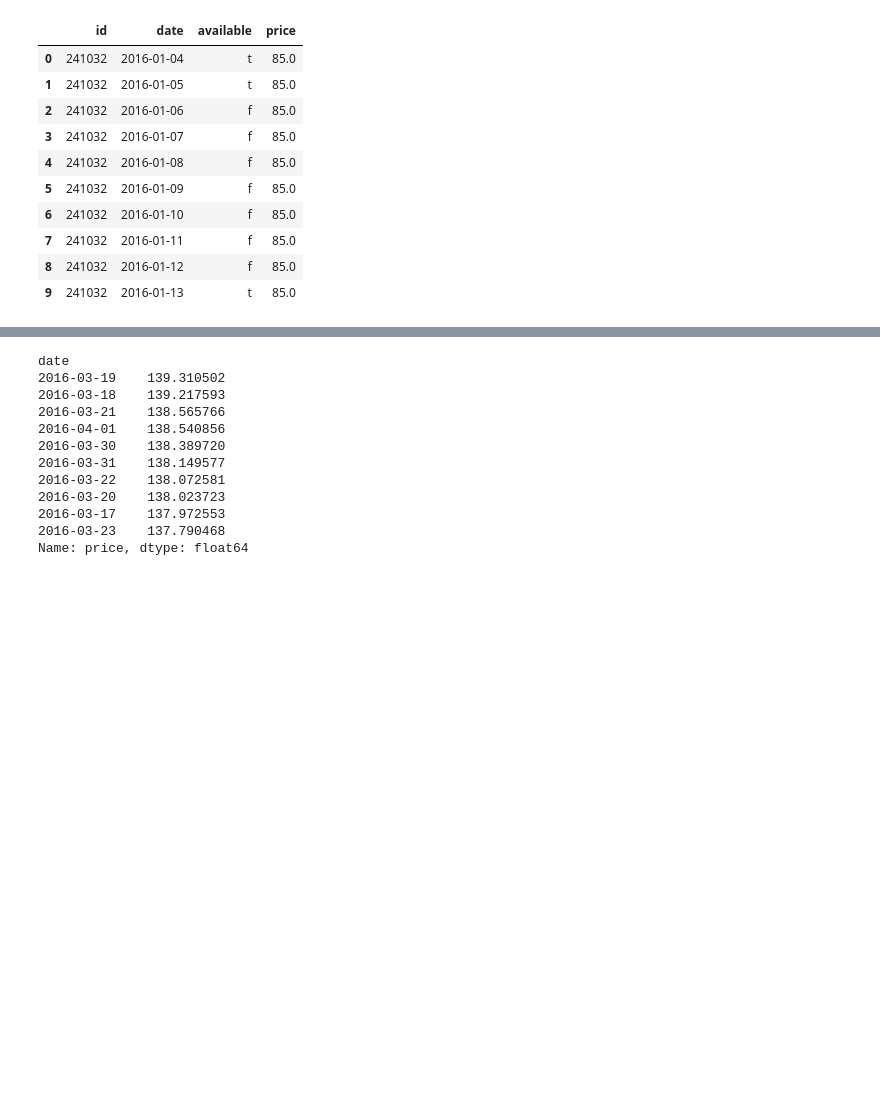
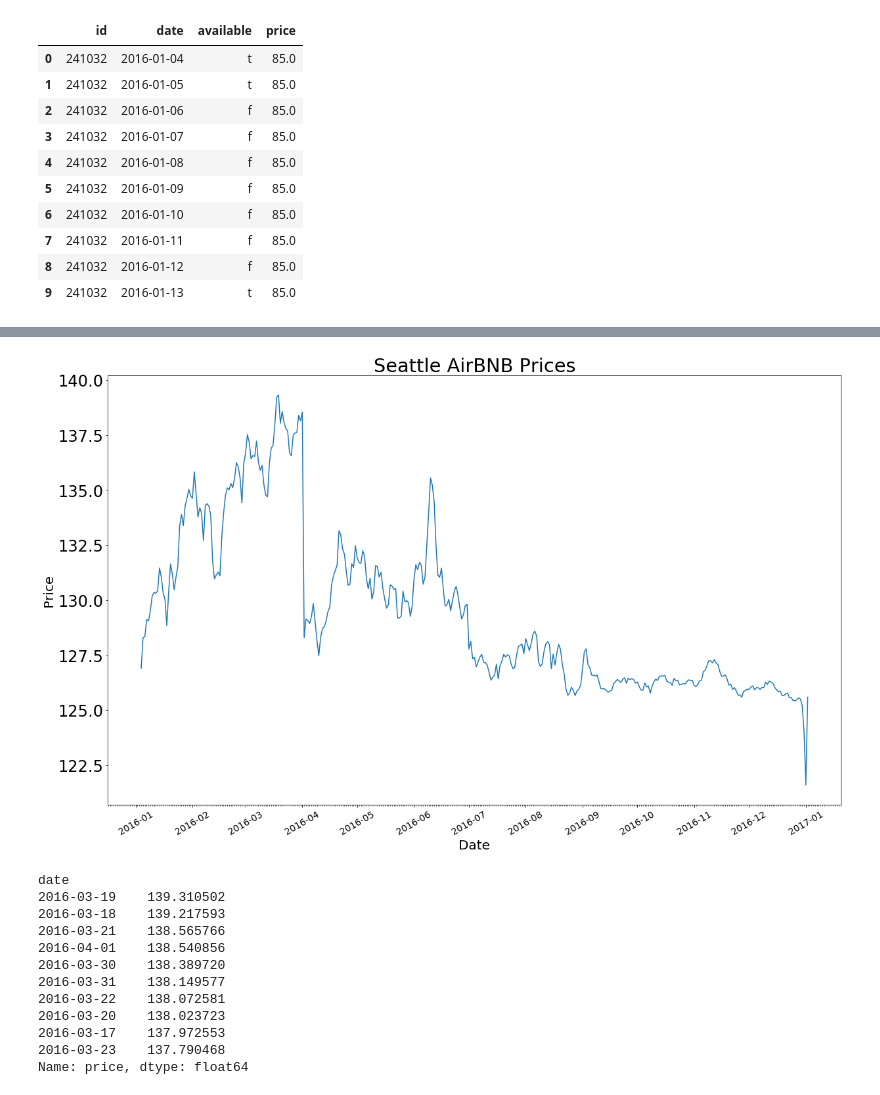
Before and after one commit to Wilbertz/Data-Science-Blog, a Jupyter notebook: Data Science Blog.ipynb, the cells around one changed output, grey strips where cells are left out. Saved outputs shown, nothing was run; the diff lists cells and outputs as text; code cells hidden in the pictures; blank space fills up the shorter version.

Commit message:
feat: Plots improved

```diff
--- a/Data Science Blog.ipynb
+++ b/Data Science Blog.ipynb
@@ -873,10 +872 @@ result_price_xavailable=df_result_price[df_result_price['available']=='f']
 result_price_xavailable=result_price_xavailable.groupby('date')['price'].mean()
-# %%
-df=pd.DataFrame({'date': result_price_xavailable.index, 'average price of nonavailable listings': result_price_xavailable.values })
-
-#plot trend of prices
-plt.figure(figsize=(30,20))
-plt.rcParams.update({'font.size': 24})
-plt.plot('date', 'average price of nonavailable listings', data=df, marker='', markerfacecolor='blue', color='blue', linewidth=5)
-plt.legend()
-plt.tight_layout()
@@ -884,0 +888,30 @@ plt.tight_layout()
+# %%
+import matplotlib.dates as mdates
+import matplotlib.ticker as mticker
+
+years = mdates.YearLocator()   # every year
+months = mdates.MonthLocator()  # every month
+days = mdates.DayLocator()  # every day
+myFmt = mdates.DateFormatter('%Y-%m')
+
+df=pd.DataFrame({
+    'Date': result_price_xavailable.index,
+    'Price':result_price_xavailable.values
+})
+df["Date"] = pd.to_datetime(df["Date"])
+
+fig, ax = plt.subplots(figsize=(20, 12))
+ax.plot(df.Date, df.Price)
+ax.xaxis.set_major_formatter(myFmt)
+ax.set_title('Seattle AirBNB Prices')
+ax.set_xlabel('Date')
+ax.set_ylabel('Price')
+ax.xaxis.label.set_size(20)
+ax.yaxis.label.set_size(20)
+plt.xticks(fontsize=14, rotation=30)
+#fig.autofmt_xdate()
+ax.xaxis.set_major_locator(months)
+ax.xaxis.set_minor_locator(days)
+plt.show()
+# %% [output]
+[figure, added]
```
Also changed, not shown: parts of 5 cells of this notebook.
